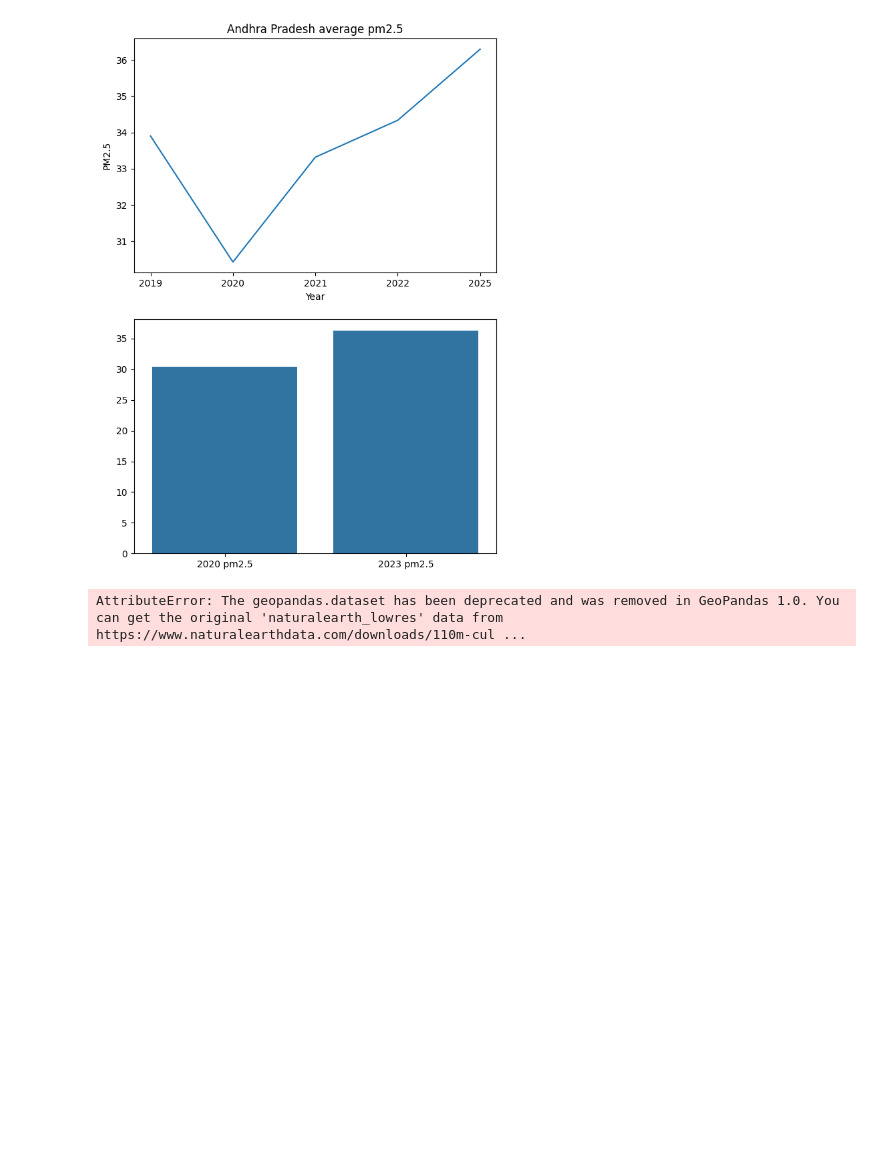
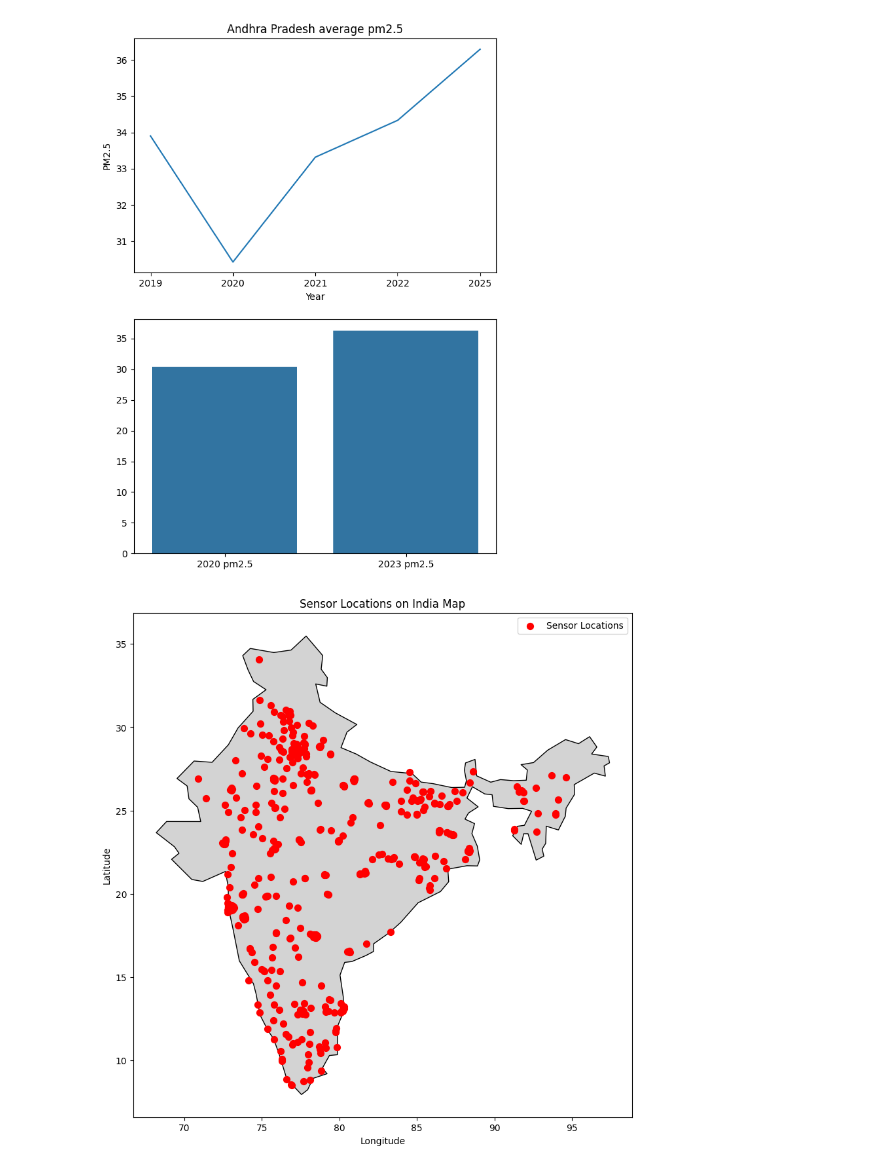
Before and after one commit to ishaank17/PSDV-Grp-ES-114-, a Jupyter notebook: Lab3/Lab3.ipynb, the cells around one changed output. Drawn from its saved outputs; the diff is of its cells as text; code cells hidden in the pictures; blank space fills up the shorter version.

```diff
--- a/Lab3/Lab3.ipynb
+++ b/Lab3/Lab3.ipynb
@@ -524,8 +524,28 @@ sns.barplot({'2020 pm2.5': _2020['PM2.5'].mean(), '2023 pm2.5': _2023['PM2.5'].m
 # %% [output]
 <Axes: >
 [figure]
-# %%
-import geopandas as gpd
-india = gpd.read_file(gpd.datasets.get_path('naturalearth_lowres')).query("name == 'India'")
-# %% [output]
-AttributeError: The geopandas.dataset has been deprecated and was removed in GeoPandas 1.0. You can get the original 'naturalearth_lowres' data from https://www.naturalearthdata.com/downloads/110m-cul ...
+# %%
+import geopandas as gpd
+world = gpd.read_file(r"C:\Users\phataks\Downloads\natural_earth_vector.gpkg\packages\natural_earth_vector.gpkg", layer="ne_110m_admin_0_countries")
+india = world[world["SOVEREIGNT"] == "India"]
+# %%
+sensor_data = data[['latitude', 'longitude']]
+sensor_data = sensor_data.drop_duplicates(subset=['latitude', 'longitude'])
+
+sensor_gdf = gpd.GeoDataFrame(sensor_data,
+                              geometry=gpd.points_from_xy(sensor_data['longitude'], sensor_data['latitude']),
+                              crs="EPSG:4326")
+fig, ax = plt.subplots(figsize=(10, 10))
+india.plot(ax=ax, color="lightgrey", edgecolor="black")
+
+# Plot sensor locations (without text labels)
+sensor_gdf.plot(ax=ax, color="red", marker="o", markersize=50, label="Sensor Locations")
+
+plt.title("Sensor Locations on India Map")
+plt.legend()
+plt.xlabel("Longitude")
+plt.ylabel("Latitude")
+
+plt.show()
+# %% [output]
+[figure, added]
```
